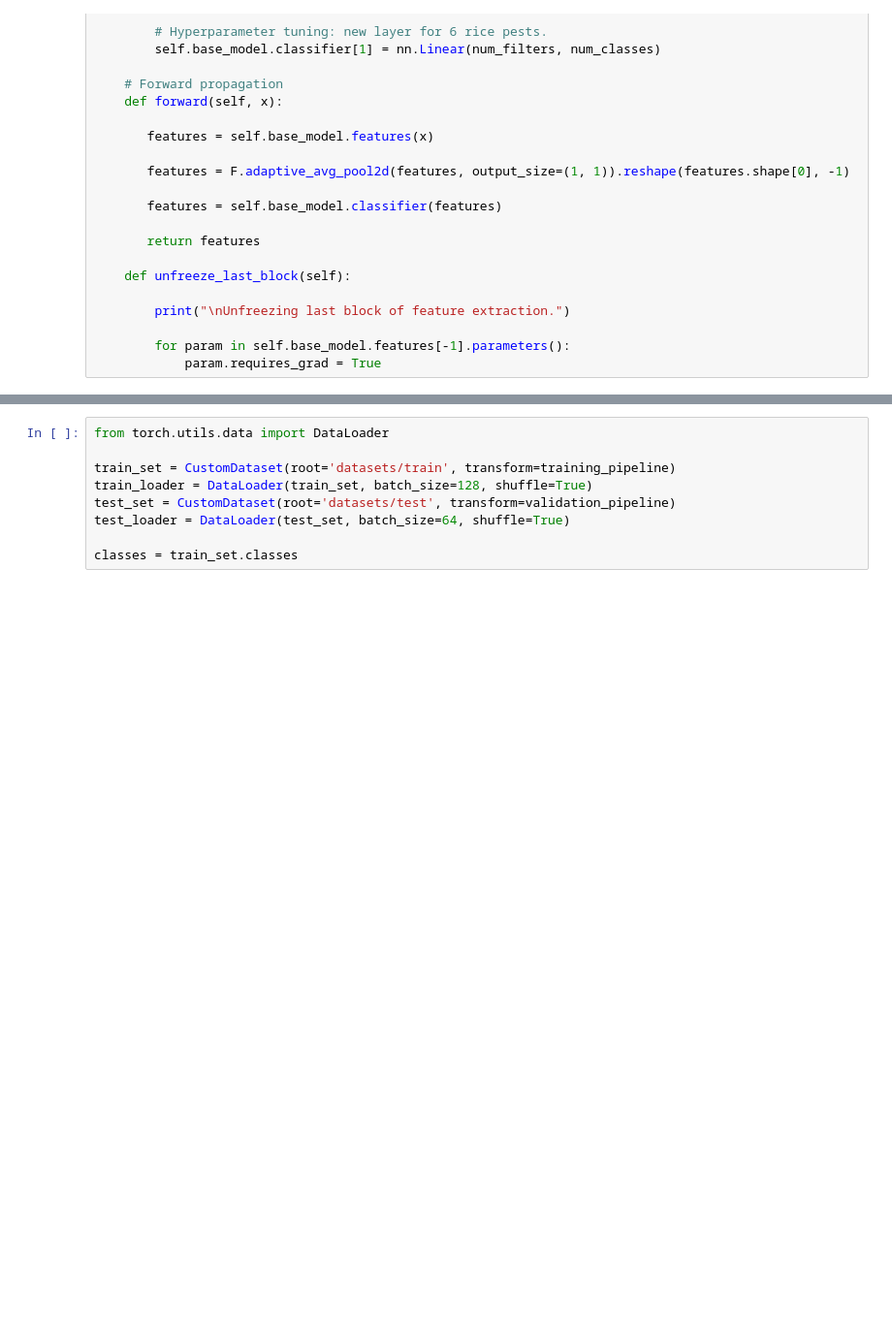
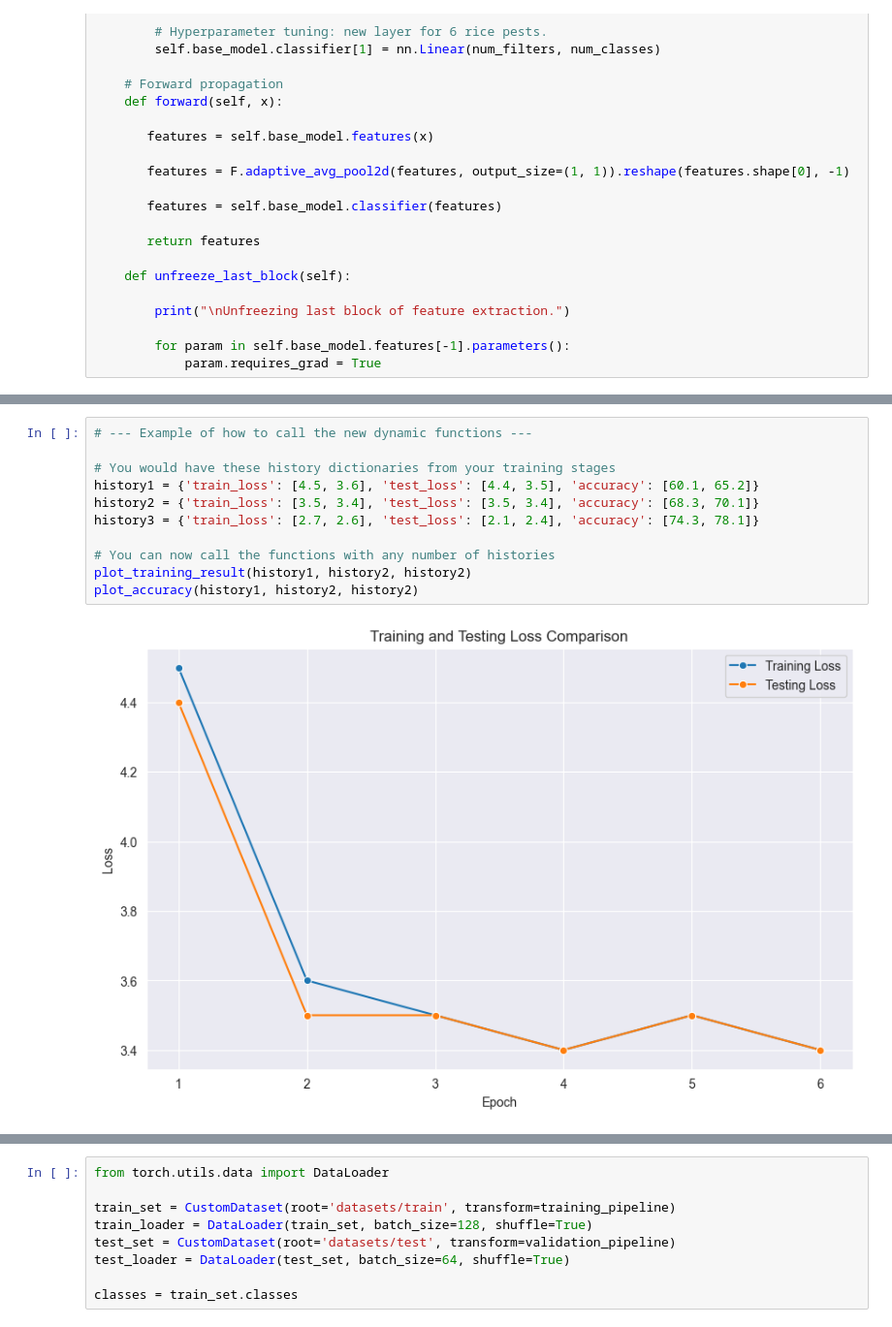
Before and after one commit to Zaphelious/rice-pest-classification, a Jupyter notebook: standard_training.ipynb, the cells around one changed output, grey strips where cells are left out. Shown at 97% size. Drawn from its saved outputs; the diff is of its cells as text; blank space fills up the shorter version.

```diff
--- a/standard_training.ipynb
+++ b/standard_training.ipynb
@@ -257,3 +278,16 @@ def save_historical_data(*histories):
 
 # sample_test_accuracies = np.linspace(0.60, 0.95, 20) - np.random.rand(20) * 0.08
 # plot_accuracy(accuracy=sample_test_accuracies)
+# %%
+# --- Example of how to call the new dynamic functions ---
+
+# You would have these history dictionaries from your training stages
+history1 = {'train_loss': [4.5, 3.6], 'test_loss': [4.4, 3.5], 'accuracy': [60.1, 65.2]}
+history2 = {'train_loss': [3.5, 3.4], 'test_loss': [3.5, 3.4], 'accuracy': [68.3, 70.1]}
+history3 = {'train_loss': [2.7, 2.6], 'test_loss': [2.1, 2.4], 'accuracy': [74.3, 78.1]}
+
+# You can now call the functions with any number of histories
+plot_training_result(history1, history2, history2)
+plot_accuracy(history1, history2, history2)
+# %% [output]
+[figure, added]
```
Also changed, not shown: parts of 8 cells of this notebook.
